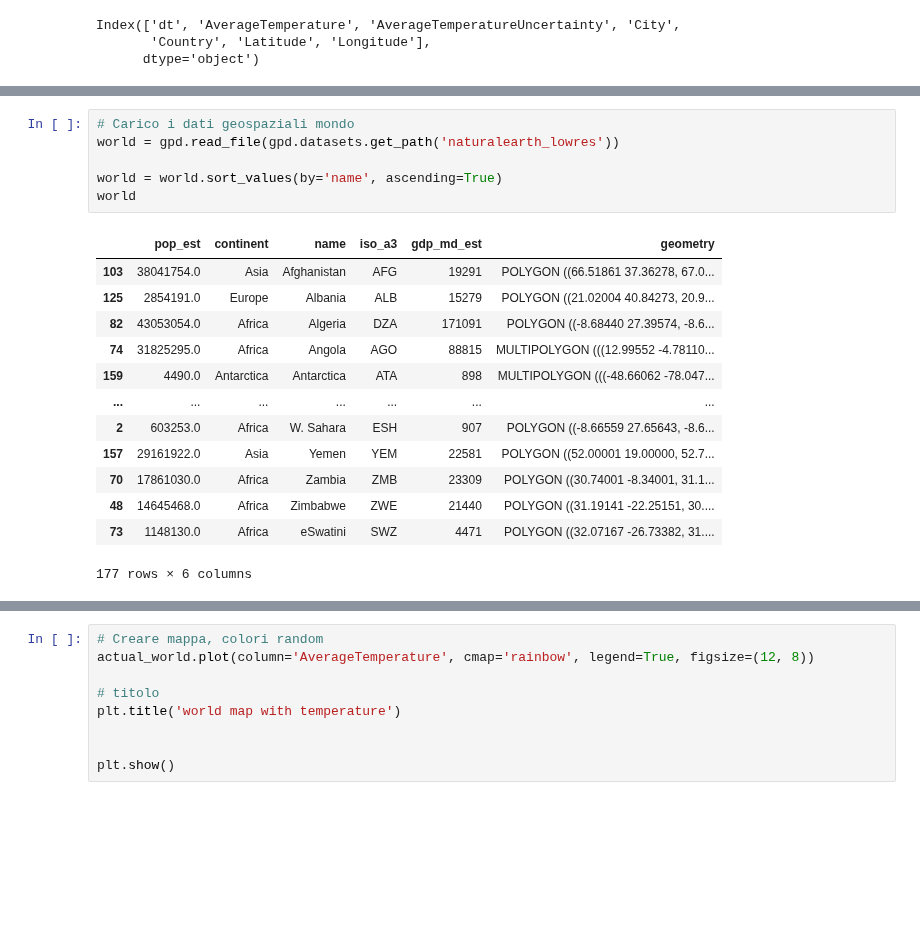
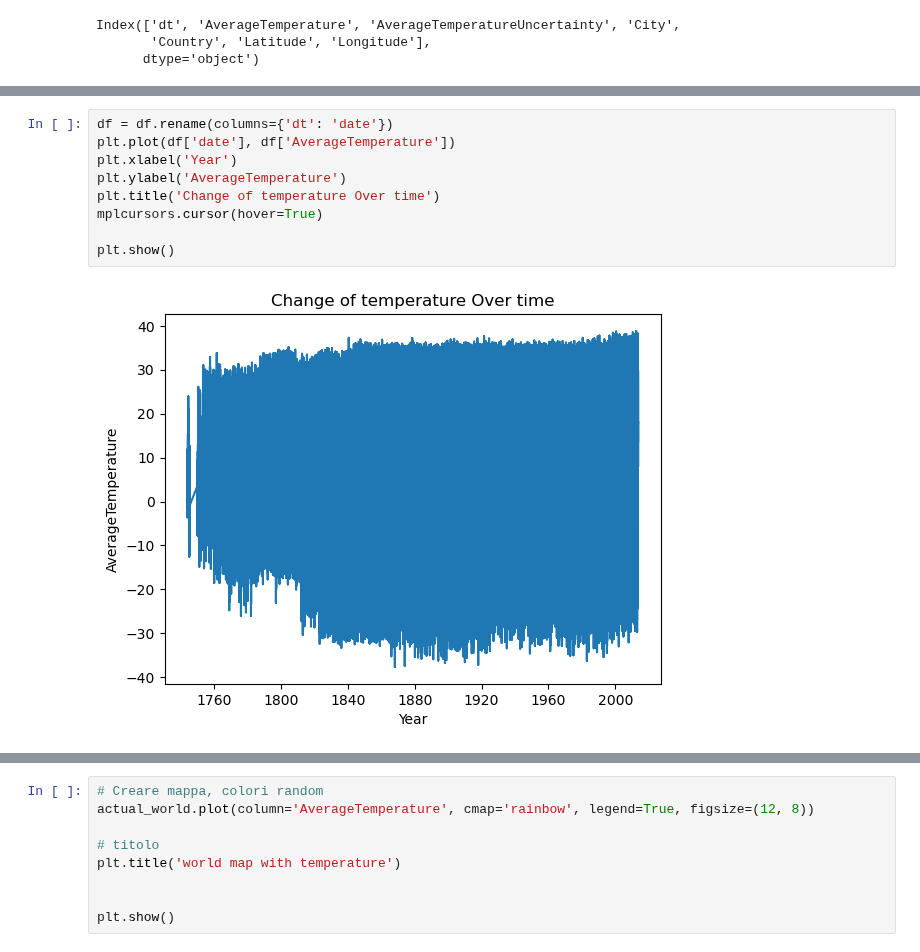
Before and after one commit to tundraparisi/dscoding-projects, a Jupyter notebook: melany.gomez/weather_project - Copia-Copy1.ipynb, the cells around one changed output, grey strips where cells are left out. Drawn from its saved outputs; the diff is of its cells as text; blank space fills up the shorter version.

```diff
--- a/melany.gomez/weather_project - Copia-Copy1.ipynb
+++ b/melany.gomez/weather_project - Copia-Copy1.ipynb
@@ -140,20 +120,11 @@ actual_df
 # %%
-# Carico i dati geospaziali mondo
-world = gpd.read_file(gpd.datasets.get_path('naturalearth_lowres'))
+df = df.rename(columns={'dt': 'date'})
+plt.plot(df['date'], df['AverageTemperature'])
+plt.xlabel('Year')
+plt.ylabel('AverageTemperature')
+plt.title('Change of temperature Over time')
+mplcursors.cursor(hover=True)
 
-world = world.sort_values(by='name', ascending=True)
-world
+plt.show()
 # %% [output]
-|  | pop_est | continent | name | iso_a3 | gdp_md_est | geometry |
-| 103 | 38041754.0 | Asia | Afghanistan | AFG | 19291 | POLYGON ((66.51861 37.36278, 67.0... |
-| 125 | 2854191.0 | Europe | Albania | ALB | 15279 | POLYGON ((21.02004 40.84273, 20.9... |
-| 82 | 43053054.0 | Africa | Algeria | DZA | 171091 | POLYGON ((-8.68440 27.39574, -8.6... |
-| 74 | 31825295.0 | Africa | Angola | AGO | 88815 | MULTIPOLYGON (((12.99552 -4.78110... |
-| 159 | 4490.0 | Antarctica | Antarctica | ATA | 898 | MULTIPOLYGON (((-48.66062 -78.047... |
-| ... | ... | ... | ... | ... | ... | ... |
-| 2 | 603253.0 | Africa | W. Sahara | ESH | 907 | POLYGON ((-8.66559 27.65643, -8.6... |
-| 157 | 29161922.0 | Asia | Yemen | YEM | 22581 | POLYGON ((52.00001 19.00000, 52.7... |
-| 70 | 17861030.0 | Africa | Zambia | ZMB | 23309 | POLYGON ((30.74001 -8.34001, 31.1... |
-| 48 | 14645468.0 | Africa | Zimbabwe | ZWE | 21440 | POLYGON ((31.19141 -22.25151, 30.... |
-| 73 | 1148130.0 | Africa | eSwatini | SWZ | 4471 | POLYGON ((32.07167 -26.73382, 31.... |
-177 rows × 6 columns
+[figure, added]
```
Also changed, not shown: parts of 8 cells of this notebook.
